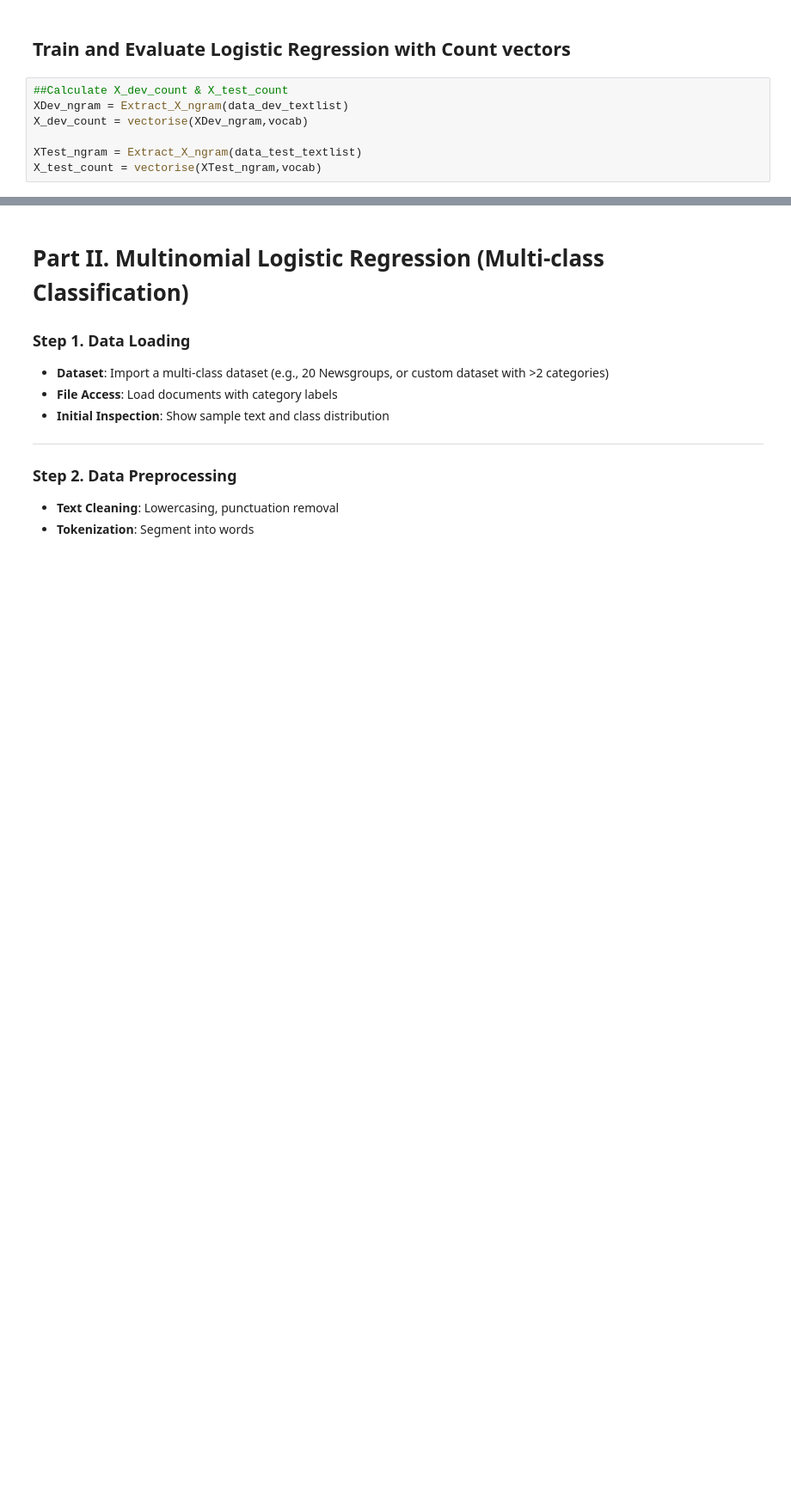
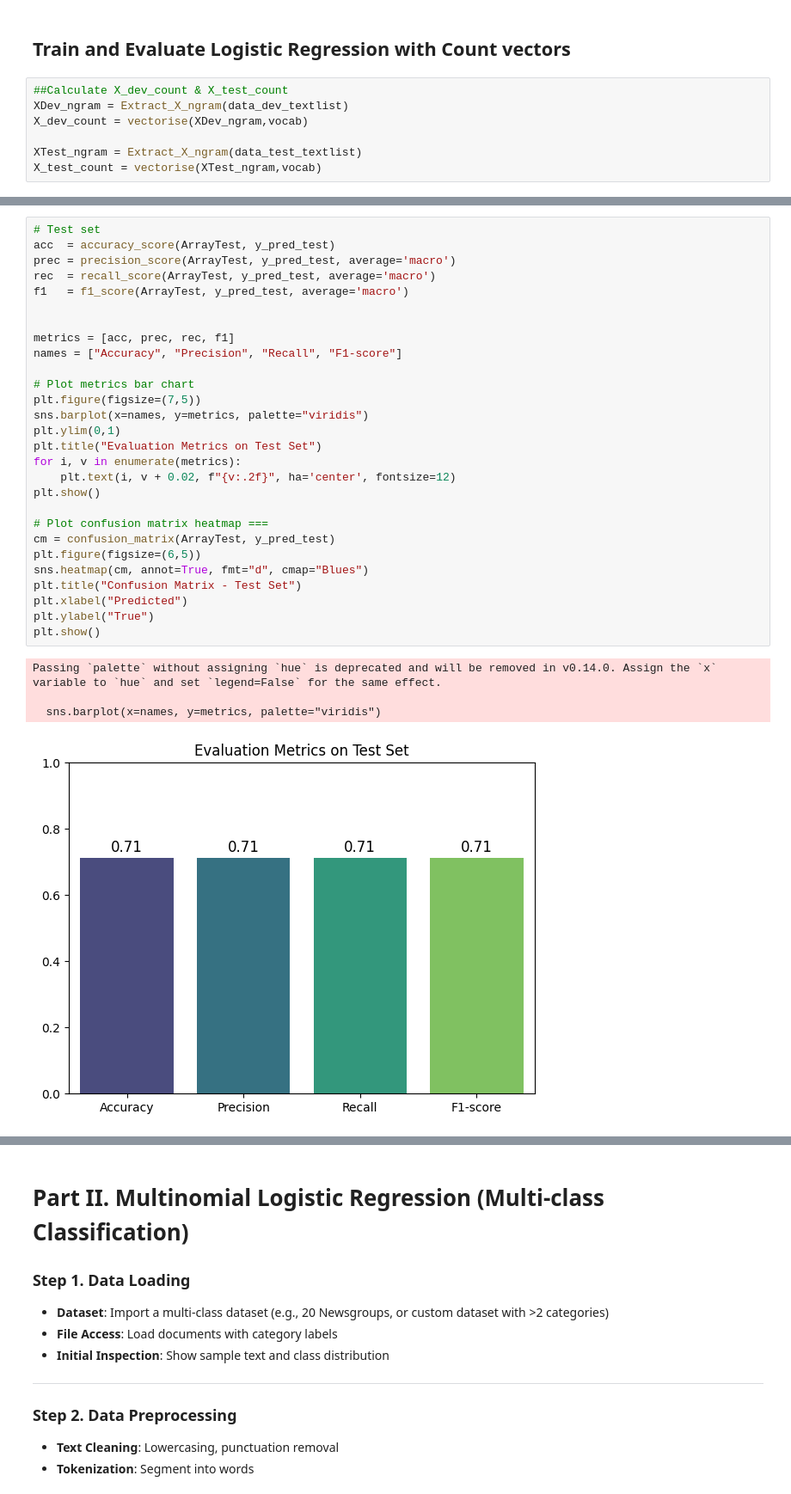
Before and after one commit to trcamnguyen/Logistic-Regression, a Jupyter notebook: Logistic_Regression.ipynb, the cells around one changed output, grey strips where cells are left out. Shown: that part at 86% size. Drawn from its saved outputs; the diff is of its cells as text; blank space fills up the shorter version.

```diff
--- a/Logistic_Regression.ipynb
+++ b/Logistic_Regression.ipynb
@@ -459,0 +451,33 @@ F1-Score: 0.7139315815567675
+# %%
+# Test set
+acc  = accuracy_score(ArrayTest, y_pred_test)
+prec = precision_score(ArrayTest, y_pred_test, average='macro')
+rec  = recall_score(ArrayTest, y_pred_test, average='macro')
+f1   = f1_score(ArrayTest, y_pred_test, average='macro')
+
+
+metrics = [acc, prec, rec, f1]
+names = ["Accuracy", "Precision", "Recall", "F1-score"]
+
+# Plot metrics bar chart
+plt.figure(figsize=(7,5))
+sns.barplot(x=names, y=metrics, palette="viridis")
+plt.ylim(0,1)
+plt.title("Evaluation Metrics on Test Set")
+for i, v in enumerate(metrics):
+    plt.text(i, v + 0.02, f"{v:.2f}", ha='center', fontsize=12)
+plt.show()
+
+# Plot confusion matrix heatmap ===
+cm = confusion_matrix(ArrayTest, y_pred_test)
+plt.figure(figsize=(6,5))
+sns.heatmap(cm, annot=True, fmt="d", cmap="Blues")
+plt.title("Confusion Matrix - Test Set")
+plt.xlabel("Predicted")
+plt.ylabel("True")
+plt.show()
+# %% [output]
+Passing `palette` without assigning `hue` is deprecated and will be removed in v0.14.0. Assign the `x` variable to `hue` and set `legend=False` for the same effect.
+
+  sns.barplot(x=names, y=metrics, palette="viridis")
+[figure, added]
```
Also changed, not shown: parts of 20 cells of this notebook.
